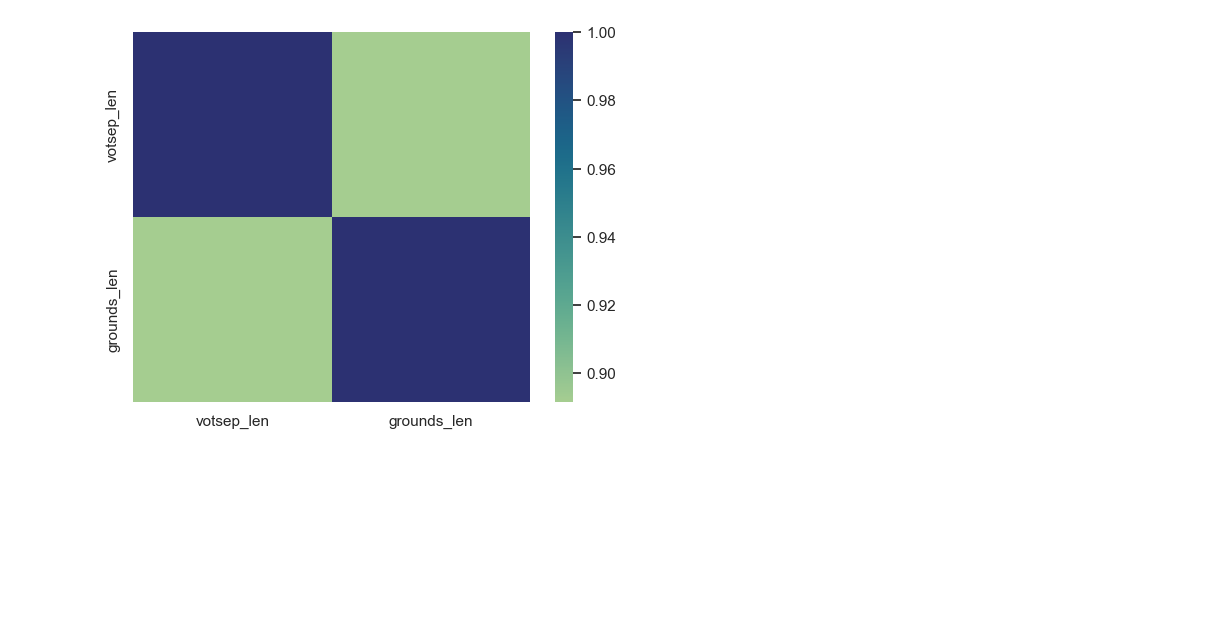
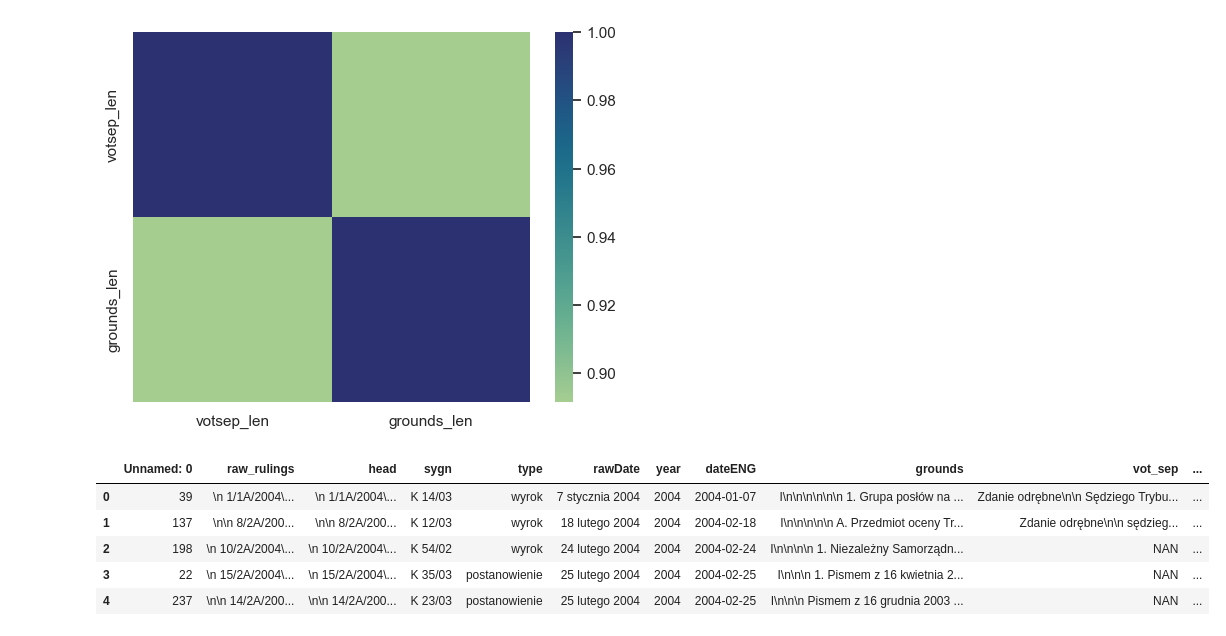
Before and after one commit to jakubfigura/law_nlp, a Jupyter notebook: analiza.ipynb, the cells around one changed output. Cells and saved outputs as stored; diff of their text form; code cells hidden in the pictures; blank space fills up the shorter version.

```diff
--- a/analiza.ipynb
+++ b/analiza.ipynb
@@ -295,3 +298,12 @@ plt.show()
 votsep_len     1.000000     0.891694
 grounds_len    0.891694     1.000000
 [figure]
+# %%
+df.head()
+# %% [output]
+|  | Unnamed: 0 | raw_rulings | head | sygn | type | rawDate | year | dateENG | grounds | vot_sep | ... |
+| 0 | 39 | \n 1/1A/2004\... | \n 1/1A/2004\... | K 14/03 | wyrok | 7 stycznia 2004 | 2004 | 2004-01-07 | I\n\n\n\n\n\n 1. Grupa posłów na ... | Zdanie odrębne\n\n Sędziego Trybu... | ... |
+| 1 | 137 | \n\n 8/2A/200... | \n\n 8/2A/200... | K 12/03 | wyrok | 18 lutego 2004 | 2004 | 2004-02-18 | I\n\n\n\n\n A. Przedmiot oceny Tr... | Zdanie odrębne\n\n sędzieg... | ... |
+| 2 | 198 | \n 10/2A/2004\... | \n 10/2A/2004\... | K 54/02 | wyrok | 24 lutego 2004 | 2004 | 2004-02-24 | I\n\n\n\n 1. Niezależny Samorządn... | NAN | ... |
+| 3 | 22 | \n 15/2A/2004\... | \n 15/2A/2004\... | K 35/03 | postanowienie | 25 lutego 2004 | 2004 | 2004-02-25 | I\n\n\n 1. Pismem z 16 kwietnia 2... | NAN | ... |
+| 4 | 237 | \n\n 14/2A/200... | \n\n 14/2A/200... | K 23/03 | postanowienie | 25 lutego 2004 | 2004 | 2004-02-25 | I\n\n\n Pismem z 16 grudnia 2003 ... | NAN | ... |
```
Also changed, not shown: parts of 2 cells of this notebook.
